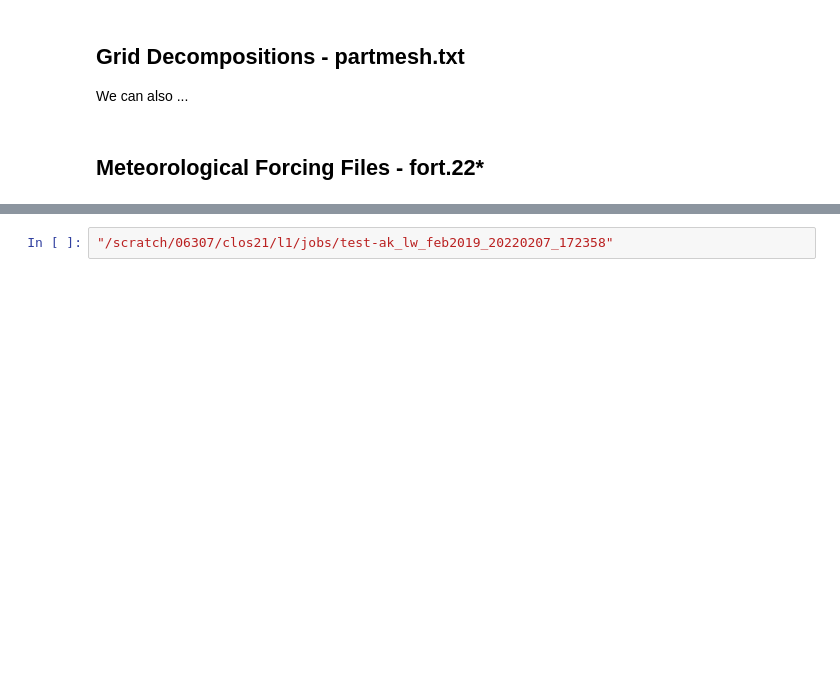
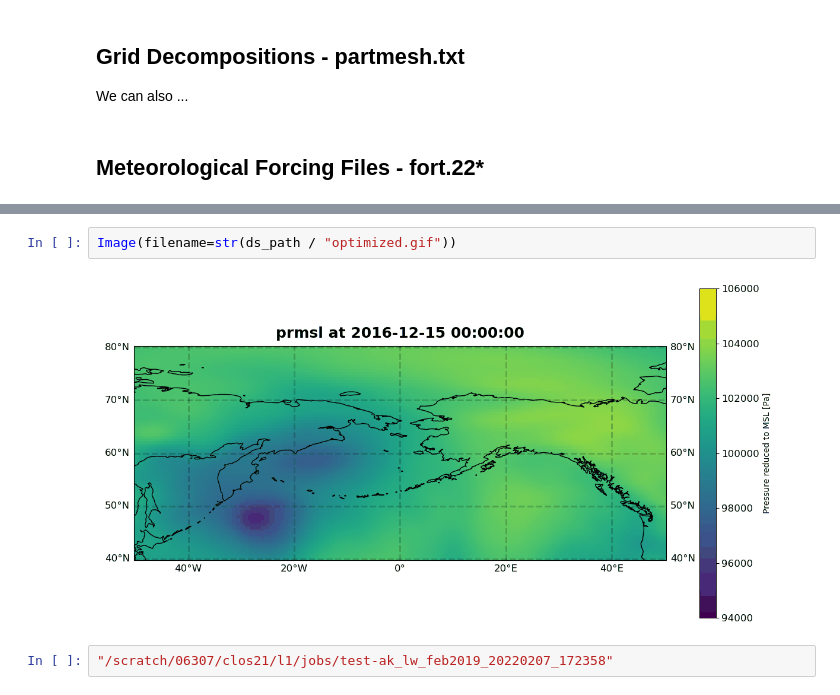
Before and after one commit to UT-CHG/pyadcirc, a Jupyter notebook: notebooks/ADCIRCViz.ipynb, the cells around one changed output, grey strips where cells are left out. Cells and saved outputs as stored; diff of their text form; blank space fills up the shorter version.

```diff
--- a/notebooks/ADCIRCViz.ipynb
+++ b/notebooks/ADCIRCViz.ipynb
@@ -268,3 +381,7 @@ We can also ...
+# %%
+Image(filename=str(ds_path / "optimized.gif"))
+# %% [output]
+[figure, added]
 # %%
 "/scratch/06307/clos21/l1/jobs/test-ak_lw_feb2019_20220207_172358"
 # %% [markdown]
```
Also changed, not shown: parts of 10 cells of this notebook, 2 other files.
